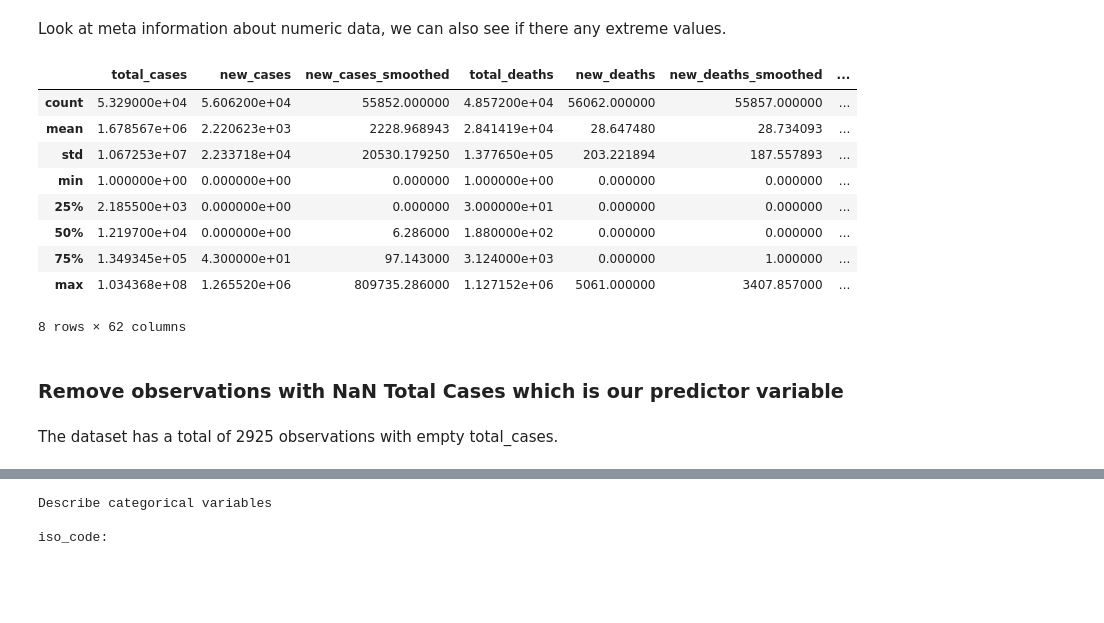
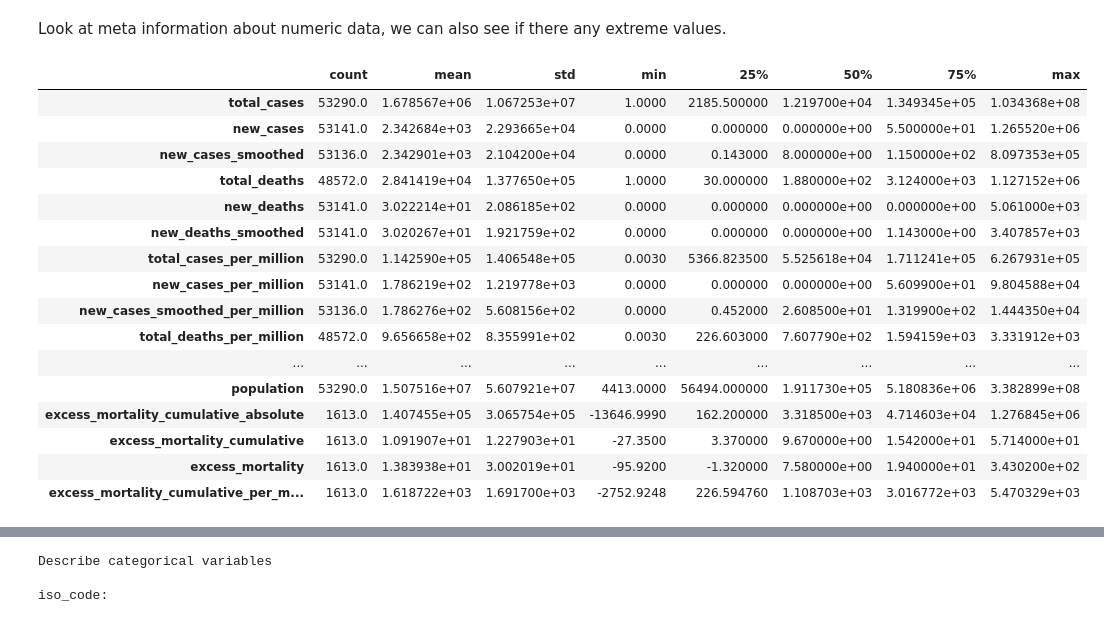
Before and after one commit to aamadorc/CIND820, a Jupyter notebook: CIND820_EDA.ipynb, the cells around one changed output, grey strips where cells are left out. Saved outputs shown, nothing was run; the diff lists cells and outputs as text; code cells hidden in the pictures; blank space fills up the shorter version.

```diff
--- a/CIND820_EDA.ipynb
+++ b/CIND820_EDA.ipynb
@@ -93,0 +180,29 @@ raw_data.head()
+# %%
+# Load file
+raw_data = pd.read_csv("archive.zip", sep=",")
+
+# Set the appropriate data type for the date column and
+# use it as index for the dataframe.
+raw_data['date'] = pd.to_datetime(raw_data['date'])
+raw_data.set_index('date', inplace=True)
+
+display(Markdown("> Explore the data as loaded from the source:"))
+raw_data.head()
+
+display(Markdown(f"""
+> The dataset has a total of **{raw_data["total_cases"].isna().sum()}**
+observations with NaN values for the `total_cases` column.<br>As this
+will be my predicted feature, NaN values don't add value to the
+model so I'll remove them.
+"""))
+raw_data_before = raw_data
+raw_data = raw_data[raw_data["total_cases"].notna()]
+df_details("Removing observations with NaN in `total_cases`", {
+    "Before": raw_data_before,
+    "After": raw_data
+    }
+)
+
+# Int32 supports NaN values, but as there no longer are NaN values for
+# the total_cases feature I can set the data type to int32.
+raw_data["total_cases"] = raw_data["total_cases"].astype('int32')
@@ -145,26 +283,22 @@ memory usage: 29.2+ MB
 Look at meta information about numeric data, we can also see if there any
 extreme values.
 # %%
-raw_data.describe()
+raw_data.describe().transpose()
 # %% [output]
-|  | total_cases | new_cases | new_cases_smoothed | total_deaths | new_deaths | new_deaths_smoothed | ... |
-| count | 5.329000e+04 | 5.606200e+04 | 55852.000000 | 4.857200e+04 | 56062.000000 | 55857.000000 | ... |
-| mean | 1.678567e+06 | 2.220623e+03 | 2228.968943 | 2.841419e+04 | 28.647480 | 28.734093 | ... |
-| std | 1.067253e+07 | 2.233718e+04 | 20530.179250 | 1.377650e+05 | 203.221894 | 187.557893 | ... |
-| min | 1.000000e+00 | 0.000000e+00 | 0.000000 | 1.000000e+00 | 0.000000 | 0.000000 | ... |
-| 25% | 2.185500e+03 | 0.000000e+00 | 0.000000 | 3.000000e+01 | 0.000000 | 0.000000 | ... |
-| 50% | 1.219700e+04 | 0.000000e+00 | 6.286000 | 1.880000e+02 | 0.000000 | 0.000000 | ... |
-| 75% | 1.349345e+05 | 4.300000e+01 | 97.143000 | 3.124000e+03 | 0.000000 | 1.000000 | ... |
-| max | 1.034368e+08 | 1.265520e+06 | 809735.286000 | 1.127152e+06 | 5061.000000 | 3407.857000 | ... |
+|  | count | mean | std | min | 25% | 50% | 75% | max |
+| total_cases | 53290.0 | 1.678567e+06 | 1.067253e+07 | 1.0000 | 2185.500000 | 1.219700e+04 | 1.349345e+05 | 1.034368e+08 |
+| new_cases | 53141.0 | 2.342684e+03 | 2.293665e+04 | 0.0000 | 0.000000 | 0.000000e+00 | 5.500000e+01 | 1.265520e+06 |
+| new_cases_smoothed | 53136.0 | 2.342901e+03 | 2.104200e+04 | 0.0000 | 0.143000 | 8.000000e+00 | 1.150000e+02 | 8.097353e+05 |
+| total_deaths | 48572.0 | 2.841419e+04 | 1.377650e+05 | 1.0000 | 30.000000 | 1.880000e+02 | 3.124000e+03 | 1.127152e+06 |
+| new_deaths | 53141.0 | 3.022214e+01 | 2.086185e+02 | 0.0000 | 0.000000 | 0.000000e+00 | 0.000000e+00 | 5.061000e+03 |
+| new_deaths_smoothed | 53141.0 | 3.020267e+01 | 1.921759e+02 | 0.0000 | 0.000000 | 0.000000e+00 | 1.143000e+00 | 3.407857e+03 |
+| total_cases_per_million | 53290.0 | 1.142590e+05 | 1.406548e+05 | 0.0030 | 5366.823500 | 5.525618e+04 | 1.711241e+05 | 6.267931e+05 |
+| new_cases_per_million | 53141.0 | 1.786219e+02 | 1.219778e+03 | 0.0000 | 0.000000 | 0.000000e+00 | 5.609900e+01 | 9.804588e+04 |
+| new_cases_smoothed_per_million | 53136.0 | 1.786276e+02 | 5.608156e+02 | 0.0000 | 0.452000 | 2.608500e+01 | 1.319900e+02 | 1.444350e+04 |
+| total_deaths_per_million | 48572.0 | 9.656658e+02 | 8.355991e+02 | 0.0030 | 226.603000 | 7.607790e+02 | 1.594159e+03 | 3.331912e+03 |
+| ... | ... | ... | ... | ... | ... | ... | ... | ... |
+| population | 53290.0 | 1.507516e+07 | 5.607921e+07 | 4413.0000 | 56494.000000 | 1.911730e+05 | 5.180836e+06 | 3.382899e+08 |
+| excess_mortality_cumulative_absolute | 1613.0 | 1.407455e+05 | 3.065754e+05 | -13646.9990 | 162.200000 | 3.318500e+03 | 4.714603e+04 | 1.276845e+06 |
+| excess_mortality_cumulative | 1613.0 | 1.091907e+01 | 1.227903e+01 | -27.3500 | 3.370000 | 9.670000e+00 | 1.542000e+01 | 5.714000e+01 |
+| excess_mortality | 1613.0 | 1.383938e+01 | 3.002019e+01 | -95.9200 | -1.320000 | 7.580000e+00 | 1.940000e+01 | 3.430200e+02 |
+| excess_mortality_cumulative_per_m... | 1613.0 | 1.618722e+03 | 1.691700e+03 | -2752.9248 | 226.594760 | 1.108703e+03 | 3.016772e+03 | 5.470329e+03 |
-8 rows × 62 columns
-# %% [markdown]
-### Remove observations with NaN Total Cases which is our predictor variable
-# %%
-display(Markdown(f"""
-The dataset has a total of {raw_data["total_cases"].isna().sum()}
-observations with empty total_cases.
-"""))
-# %% [output]
-
-The dataset has a total of 2925
-observations with empty total_cases.
```
Also changed, not shown: parts of 83 cells of this notebook, 1 other file.
